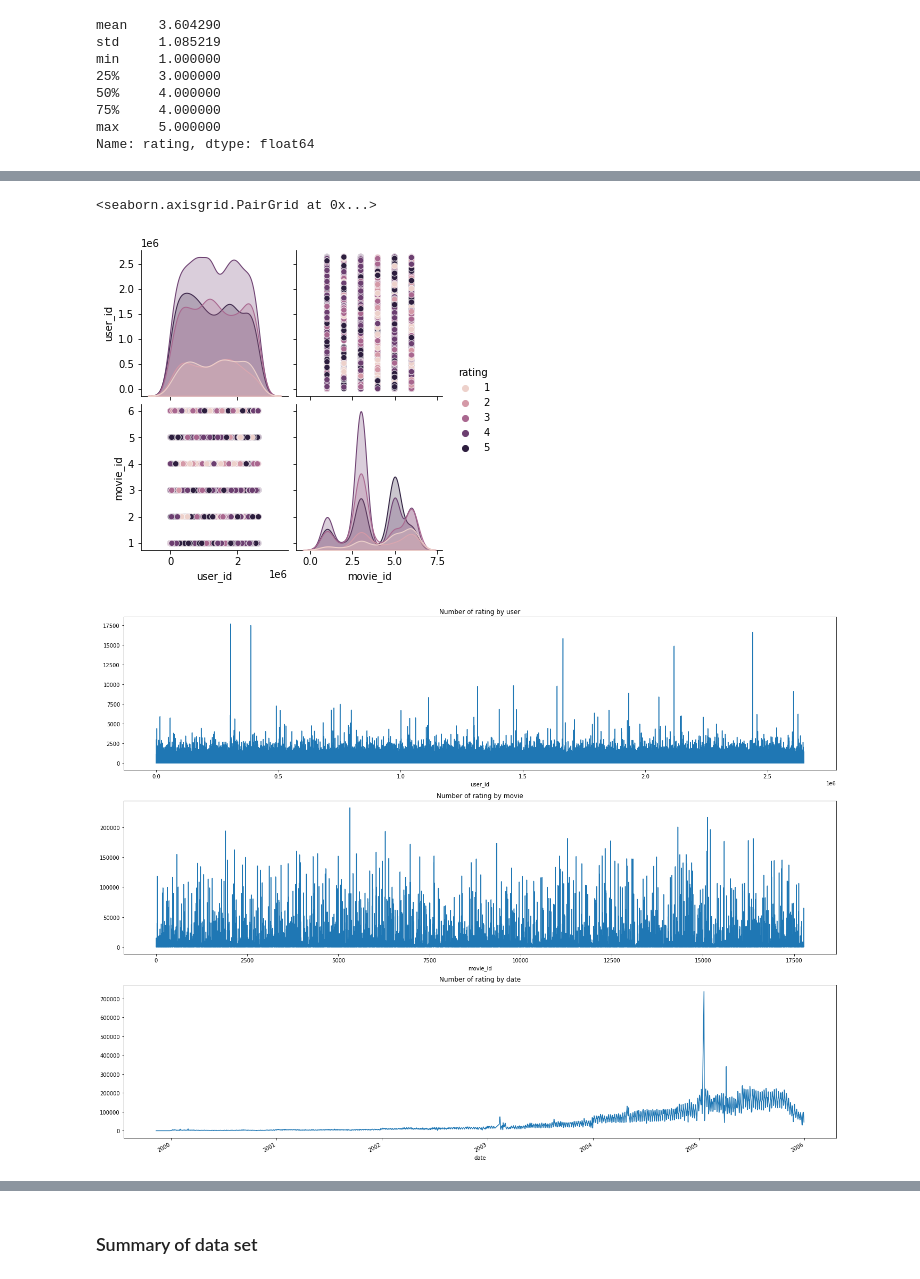
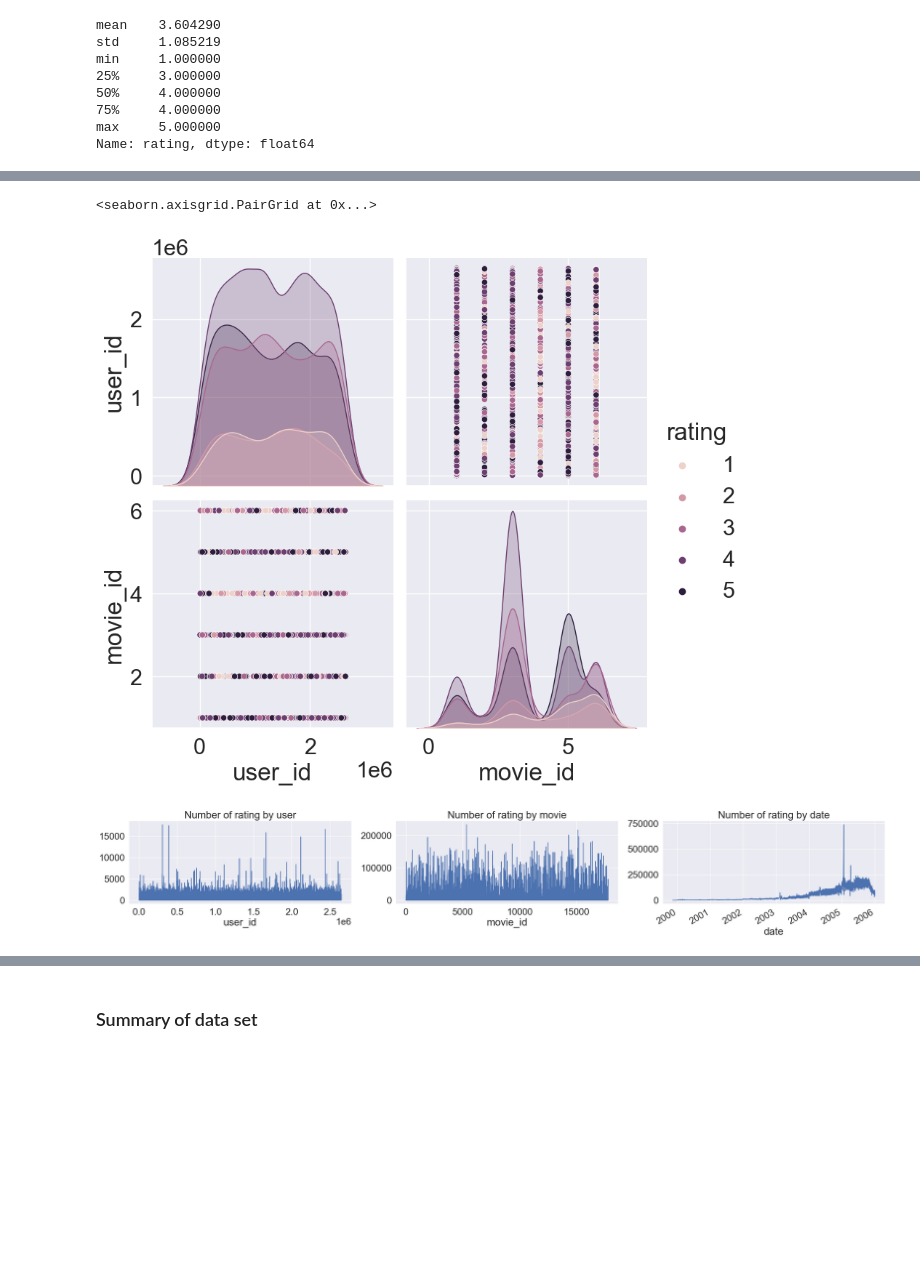
Before and after one commit to LamHo220/movie-recommender, a Jupyter notebook: DataExploration/NetflixPrize.ipynb, the cells around one changed output, grey strips where cells are left out. Drawn from its saved outputs; the diff is of its cells as text; code cells hidden in the pictures; blank space fills up the shorter version.

Commit message:
generate report by html

```diff
--- a/DataExploration/NetflixPrize.ipynb
+++ b/DataExploration/NetflixPrize.ipynb
@@ -15,6 +26,7 @@ from pandas_profiling import ProfileReport
 %matplotlib inline
 from scipy import stats
 warnings.filterwarnings('ignore', category=FutureWarning)
+sns.set(font_scale=2)
 # %%
 # define the paths
 data_path = '../data/NetflixPrize/'
@@ -256,6 +268,7 @@ plt.show()
-# %%
-sns.pairplot(data=df[:5000],hue='rating')
-# %% [output]
-<seaborn.axisgrid.PairGrid at 0x...>
-[figure, removed]
+# %%
+# generate the pair plot of the data set, [:5000] because the data set is too large.
+sns.pairplot(data=df[:5000],hue='rating',height=4)
+# %% [output]
+<seaborn.axisgrid.PairGrid at 0x...>
+[figure, added]
 # %%
@@ -267,17 +282,18 @@ user = group_by_user['rating'].count()
 movie = group_by_movie['rating'].count()
 date = group_by_date['rating'].count()
 # %%
-fig, ax = plt.subplots(nrows=3,ncols=1,figsize=(24,20))
+# plot the line graph of each counting in group
+fig, ax = plt.subplots(nrows=1,ncols=3,figsize=(32,4))
 
 user.plot(ax=ax[0])
 movie.plot(ax=ax[1])
 date.plot(ax=ax[2])
 
 ax[0].set_title('Number of rating by user')
 ax[1].set_title('Number of rating by movie')
 ax[2].set_title('Number of rating by date')
 
 fig.show()
 # %% [output]
-[figure, old version]
+[figure, new version]
 # %%
```
Also changed, not shown: parts of 23 cells of this notebook, 1 other file.
